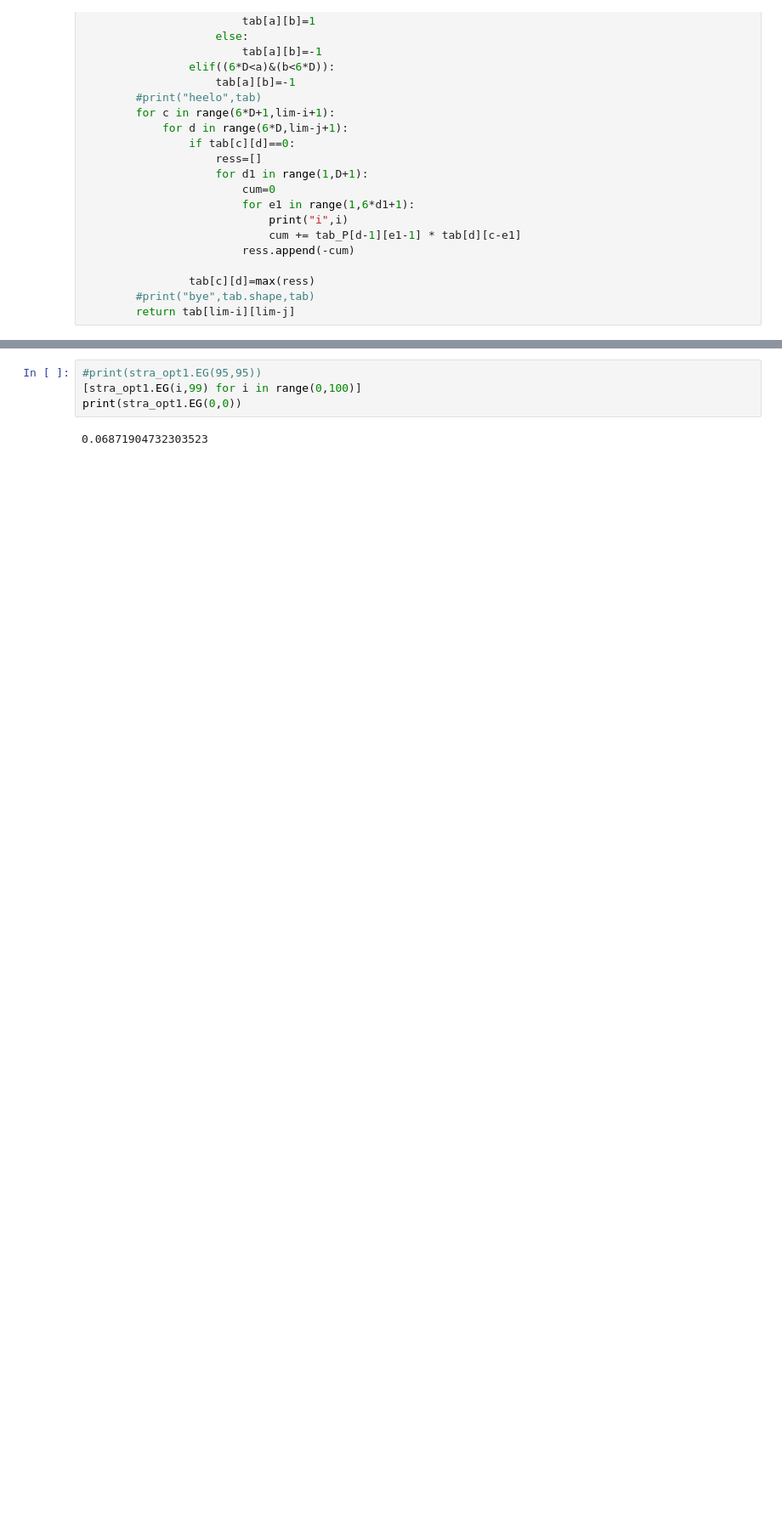
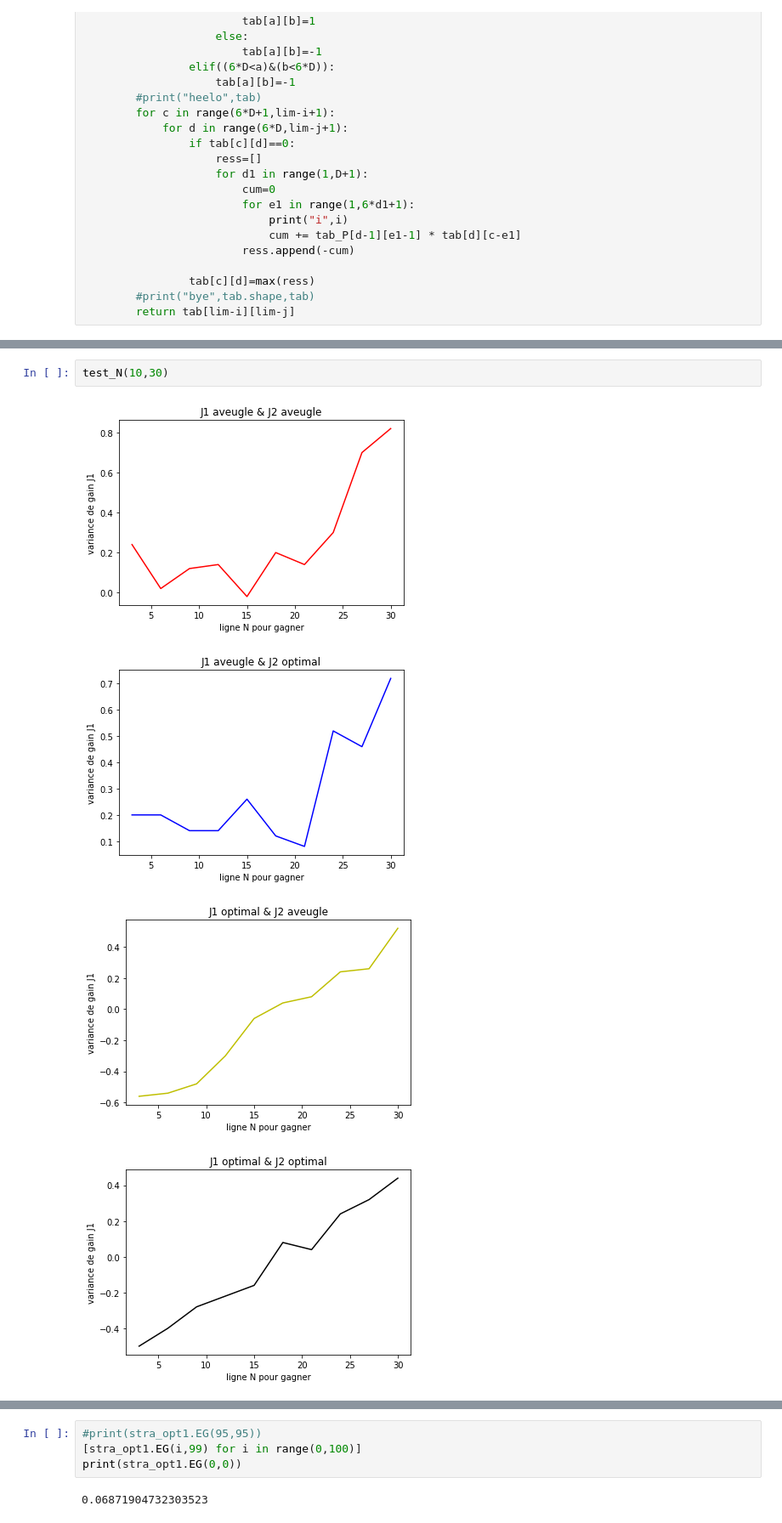
Before and after one commit to Yufei6/Projet_Mogpl, a Jupyter notebook: diceBattle.ipynb, the cells around one changed output, grey strips where cells are left out. Shown: that part at 85% size. Cells and saved outputs as stored; diff of their text form; blank space fills up the shorter version.

```diff
--- a/diceBattle.ipynb
+++ b/diceBattle.ipynb
@@ -190,0 +344,7 @@ stra_opt1 = strategie_optimal(10,100)
+# %%
+test_N(10,30)
+# %% [output]
+[figure, added]
+[figure, added]
+[figure, added]
+[figure, added]
```
Also changed, not shown: parts of 11 cells of this notebook.
